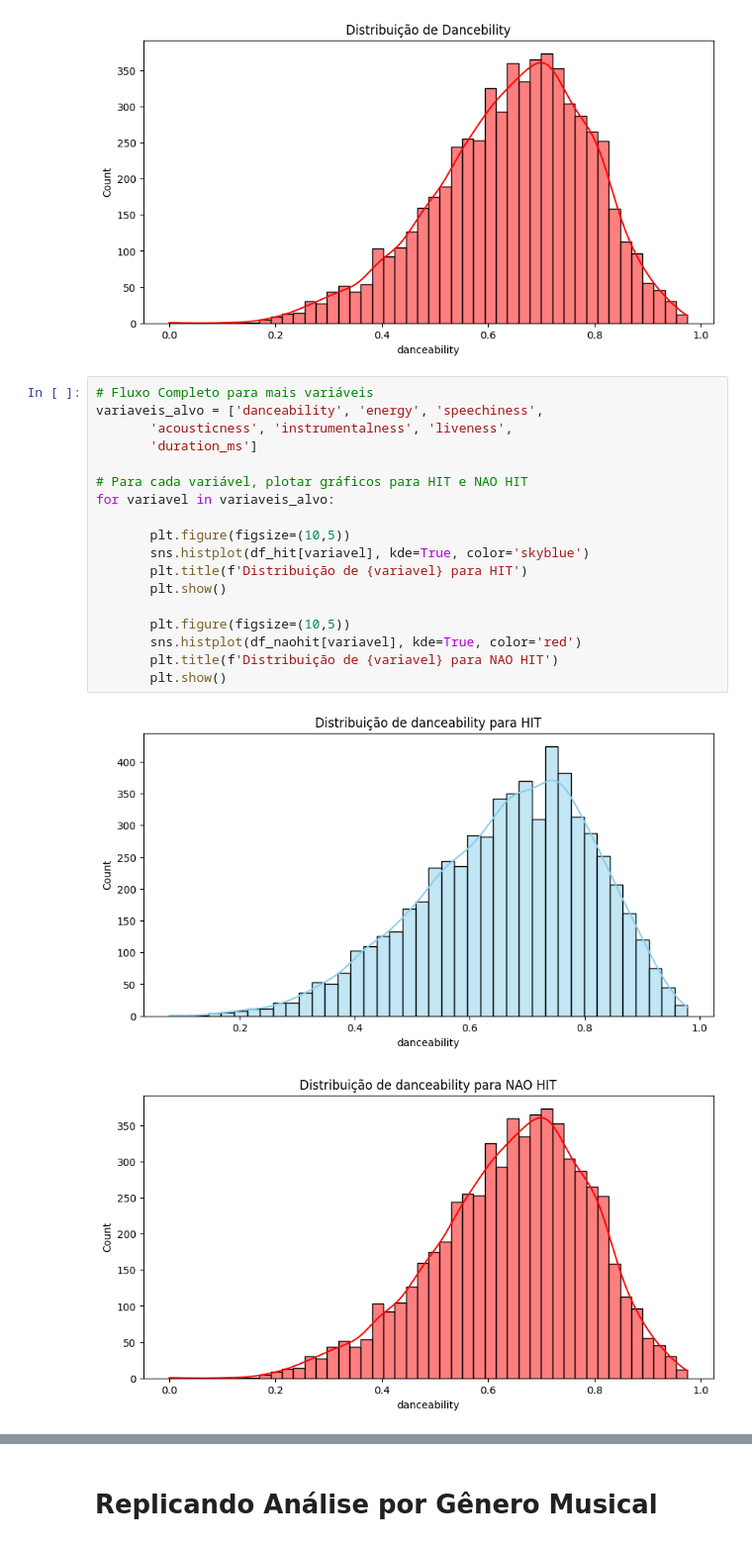
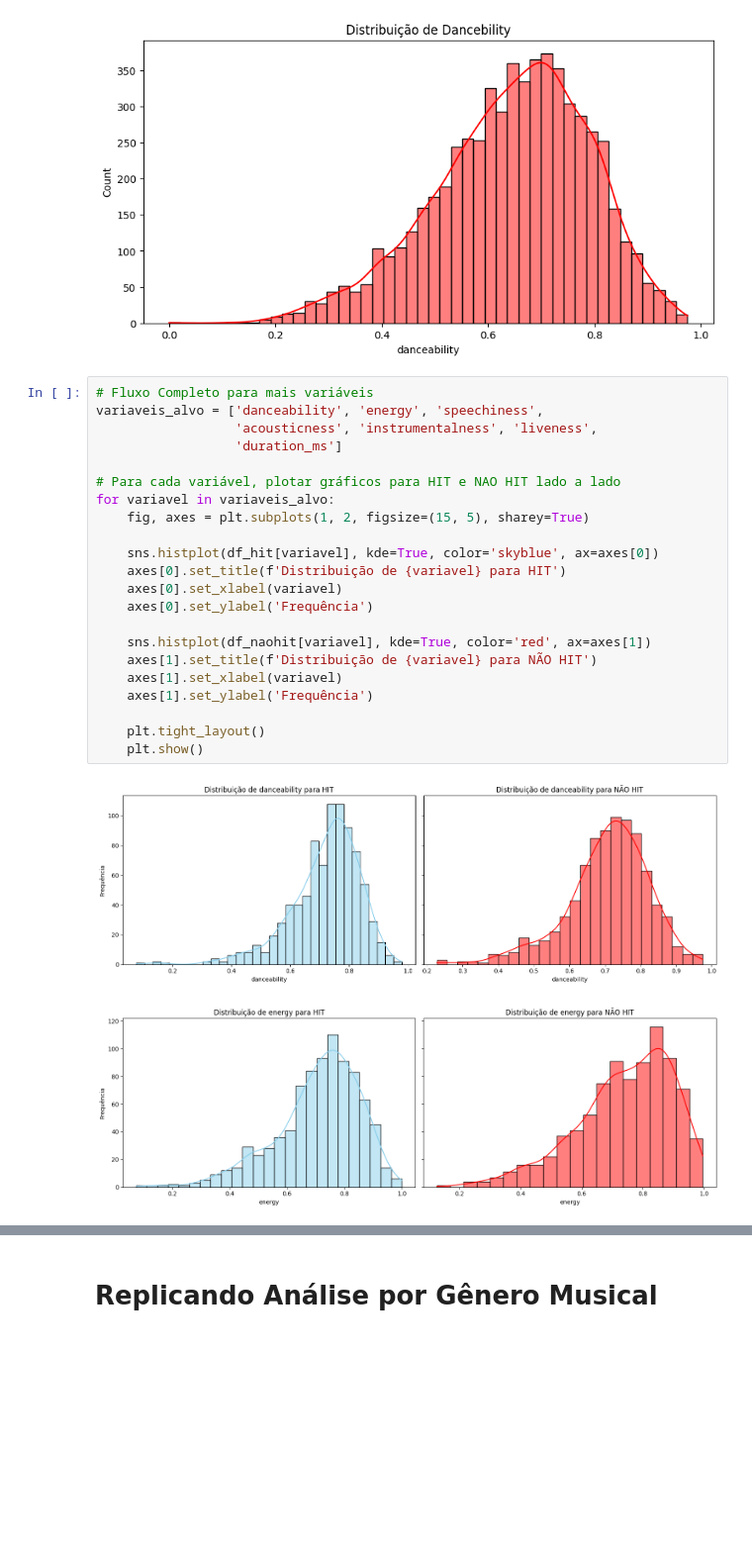
Before and after one commit to miqueias-ayron/20261-insper-ciencia-de-dados, a Jupyter notebook: notebooks/AULA_03_04.ipynb, the cells around one changed output, grey strips where cells are left out. Shown at 99% size. Drawn from its saved outputs; the diff is of its cells as text; blank space fills up the shorter version.

```diff
--- a/notebooks/AULA_03_04.ipynb
+++ b/notebooks/AULA_03_04.ipynb
@@ -207,21 +207,25 @@ plt.show()
 # %%
 # Fluxo Completo para mais variáveis
 variaveis_alvo = ['danceability', 'energy', 'speechiness',
-       'acousticness', 'instrumentalness', 'liveness',
-       'duration_ms']
+                  'acousticness', 'instrumentalness', 'liveness',
+                  'duration_ms']
 
-# Para cada variável, plotar gráficos para HIT e NAO HIT
+# Para cada variável, plotar gráficos para HIT e NAO HIT lado a lado
 for variavel in variaveis_alvo:
+    fig, axes = plt.subplots(1, 2, figsize=(15, 5), sharey=True)
 
-       plt.figure(figsize=(10,5))
-       sns.histplot(df_hit[variavel], kde=True, color='skyblue')
-       plt.title(f'Distribuição de {variavel} para HIT')
-       plt.show()
+    sns.histplot(df_hit[variavel], kde=True, color='skyblue', ax=axes[0])
+    axes[0].set_title(f'Distribuição de {variavel} para HIT')
+    axes[0].set_xlabel(variavel)
+    axes[0].set_ylabel('Frequência')
 
-       plt.figure(figsize=(10,5))
-       sns.histplot(df_naohit[variavel], kde=True, color='red')
-       plt.title(f'Distribuição de {variavel} para NAO HIT')
-       plt.show()
+    sns.histplot(df_naohit[variavel], kde=True, color='red', ax=axes[1])
+    axes[1].set_title(f'Distribuição de {variavel} para NÃO HIT')
+    axes[1].set_xlabel(variavel)
+    axes[1].set_ylabel('Frequência')
+
+    plt.tight_layout()
+    plt.show()
 # %% [output]
-[figure, old version]
+[figure, new version]
-[figure, old version]
+[figure, new version]
```
Also changed, not shown: parts of 6 cells of this notebook.
